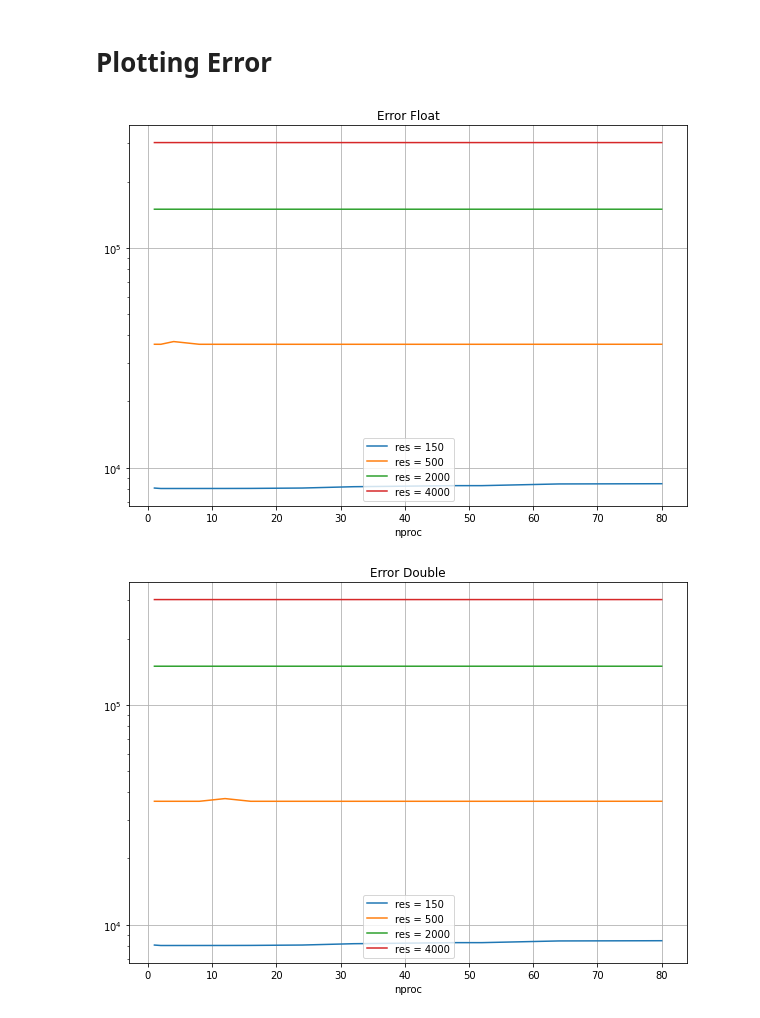
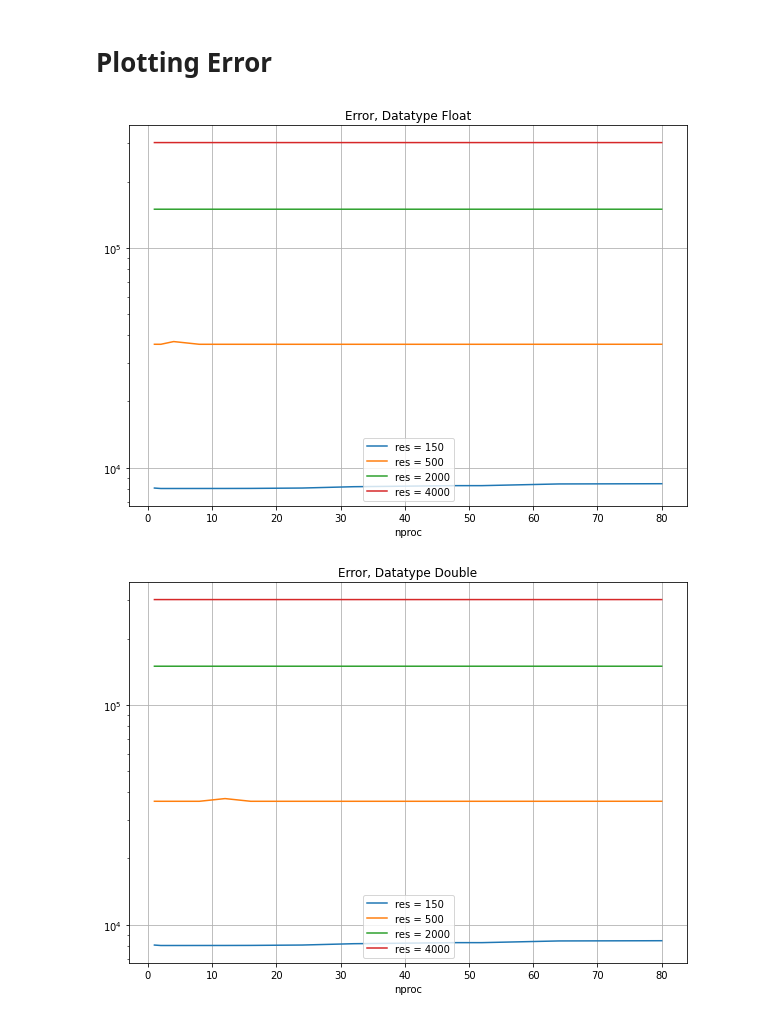
Before and after one commit to hitimr/NSSC2, a Jupyter notebook: Ex1/plots.ipynb, the cells around one changed output. Cells and saved outputs as stored; diff of their text form; code cells hidden in the pictures.

Commit message:
plots

```diff
--- a/Ex1/plots.ipynb
+++ b/Ex1/plots.ipynb
@@ -267,18 +267,18 @@ plt.savefig('out/plots/iteffi_d.pdf')
 # %%
 plt.figure(num = 3, figsize=(10,7))
 plt.plot(res1f["nproc"],res1f["err"],label="res = 150")
 plt.plot(res2f["nproc"],res2f["err"],label="res = 500")
 plt.plot(res3f["nproc"],res3f["err"],label="res = 2000")
 plt.plot(res4f["nproc"],res4f["err"],label="res = 4000")
 plt.legend()
 plt.xlabel("nproc")
 plt.yscale("log")
-plt.title("Error Float")
+plt.title("Error, Datatype Float")
 plt.grid()
 
 plt.savefig('out/plots/err_f.pdf')
 # %% [output]
-[figure, old version]
+[figure, new version]
 # %%
 plt.figure(num = 3, figsize=(10,7))
 plt.plot(res1d["nproc"],res1d["err"],label="res = 150")
@@ -288,9 +288,9 @@ plt.plot(res4d["nproc"],res4d["err"],label="res = 4000")
 plt.legend()
 plt.xlabel("nproc")
 plt.yscale("log")
-plt.title("Error Double")
+plt.title("Error, Datatype Double")
 plt.grid()
 
 plt.savefig('out/plots/err_d.pdf')
 # %% [output]
-[figure, old version]
+[figure, new version]
```
Also changed, not shown: parts of 1 cell of this notebook.
